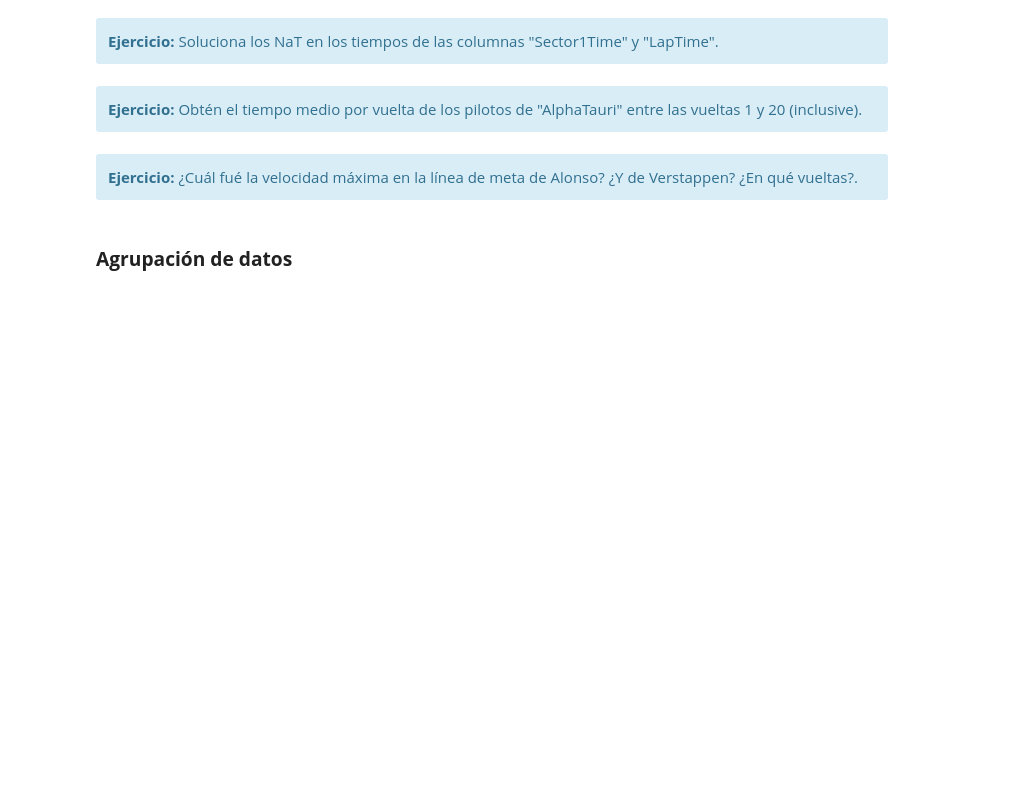
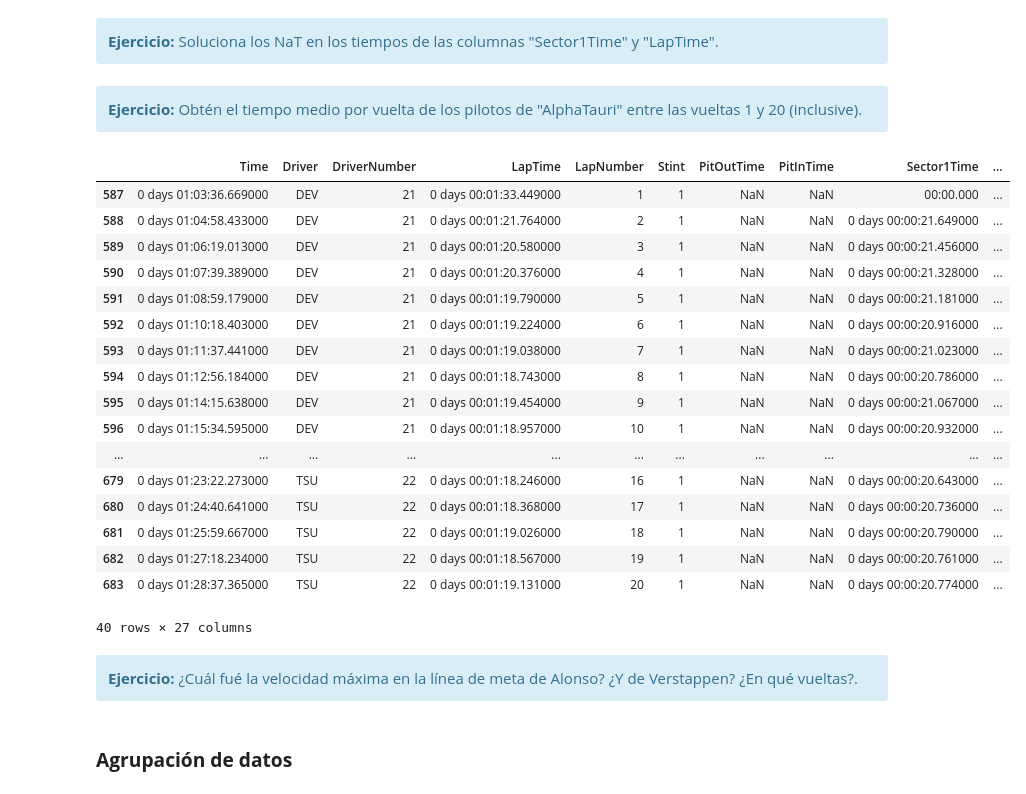
Before and after one commit to medinafdzz/Sistemas-Inteligentes, a Jupyter notebook: prácticas/ES/P2/P2.2-Preprocesado.ipynb, the cells around one changed output. Drawn from its saved outputs; the diff is of its cells as text; code cells hidden in the pictures; blank space fills up the shorter version.

```diff
--- a/prácticas/ES/P2/P2.2-Preprocesado.ipynb
+++ b/prácticas/ES/P2/P2.2-Preprocesado.ipynb
@@ -164,3 +317,8 @@ data = data.drop(columns=["Nueva_columna_uno", "Nueva_columna_dos", "Nueva_colum
 # %%
 time_columns = ["Time", "LapTime", "PitOutTime", "PitInTime", "Sector1Time", "Sector2Time", "Sector3Time", "LapStartTime"]
 # Tu código aquí
+for col in time_columns:
+    data[col] = pd.to_timedelta(data[col])
+
+for col in time_columns:
+    print(data[col].dtype)
@@ -172,0 +338,5 @@ time_columns = ["Time", "LapTime", "PitOutTime", "PitInTime", "Sector1Time", "Se
+# %%
+# Tu código aquí
+data["LapStartDate"]= pd.to_datetime(data["LapStartDate"])
+
+print(data["LapStartDate"].dtype)
@@ -210,3 +470,7 @@ data.loc[data["Team"].str.contains("Bull")]
+# %%
+# Tu código aquí
+data["Sector1Time"] = data["Sector1Time"].fillna("00:00.000")
+data["LapTime"] = data["LapTime"].fillna("00:00.000")
 # %% [markdown]
 <div class="alert alert-block alert-info">
     <b>Ejercicio:</b> Obtén el tiempo medio por vuelta de los pilotos de "AlphaTauri" entre las vueltas 1 y 20 (inclusive).
@@ -216,3 +478,25 @@ data.loc[data["Team"].str.contains("Bull")]
+# %%
+# Tu código aquí
+data.loc[(data["LapNumber"].between(1, 20)) & (data["Team"]=="AlphaTauri")]
+# %% [output]
+|  | Time | Driver | DriverNumber | LapTime | LapNumber | Stint | PitOutTime | PitInTime | Sector1Time | ... |
+| 587 | 0 days 01:03:36.669000 | DEV | 21 | 0 days 00:01:33.449000 | 1 | 1 | NaN | NaN | 00:00.000 | ... |
+| 588 | 0 days 01:04:58.433000 | DEV | 21 | 0 days 00:01:21.764000 | 2 | 1 | NaN | NaN | 0 days 00:00:21.649000 | ... |
+| 589 | 0 days 01:06:19.013000 | DEV | 21 | 0 days 00:01:20.580000 | 3 | 1 | NaN | NaN | 0 days 00:00:21.456000 | ... |
+| 590 | 0 days 01:07:39.389000 | DEV | 21 | 0 days 00:01:20.376000 | 4 | 1 | NaN | NaN | 0 days 00:00:21.328000 | ... |
+| 591 | 0 days 01:08:59.179000 | DEV | 21 | 0 days 00:01:19.790000 | 5 | 1 | NaN | NaN | 0 days 00:00:21.181000 | ... |
+| 592 | 0 days 01:10:18.403000 | DEV | 21 | 0 days 00:01:19.224000 | 6 | 1 | NaN | NaN | 0 days 00:00:20.916000 | ... |
+| 593 | 0 days 01:11:37.441000 | DEV | 21 | 0 days 00:01:19.038000 | 7 | 1 | NaN | NaN | 0 days 00:00:21.023000 | ... |
+| 594 | 0 days 01:12:56.184000 | DEV | 21 | 0 days 00:01:18.743000 | 8 | 1 | NaN | NaN | 0 days 00:00:20.786000 | ... |
+| 595 | 0 days 01:14:15.638000 | DEV | 21 | 0 days 00:01:19.454000 | 9 | 1 | NaN | NaN | 0 days 00:00:21.067000 | ... |
+| 596 | 0 days 01:15:34.595000 | DEV | 21 | 0 days 00:01:18.957000 | 10 | 1 | NaN | NaN | 0 days 00:00:20.932000 | ... |
+| ... | ... | ... | ... | ... | ... | ... | ... | ... | ... | ... |
+| 679 | 0 days 01:23:22.273000 | TSU | 22 | 0 days 00:01:18.246000 | 16 | 1 | NaN | NaN | 0 days 00:00:20.643000 | ... |
+| 680 | 0 days 01:24:40.641000 | TSU | 22 | 0 days 00:01:18.368000 | 17 | 1 | NaN | NaN | 0 days 00:00:20.736000 | ... |
+| 681 | 0 days 01:25:59.667000 | TSU | 22 | 0 days 00:01:19.026000 | 18 | 1 | NaN | NaN | 0 days 00:00:20.790000 | ... |
+| 682 | 0 days 01:27:18.234000 | TSU | 22 | 0 days 00:01:18.567000 | 19 | 1 | NaN | NaN | 0 days 00:00:20.761000 | ... |
+| 683 | 0 days 01:28:37.365000 | TSU | 22 | 0 days 00:01:19.131000 | 20 | 1 | NaN | NaN | 0 days 00:00:20.774000 | ... |
+40 rows × 27 columns
 # %% [markdown]
 <div class="alert alert-block alert-info">
     <b>Ejercicio:</b> ¿Cuál fué la velocidad máxima en la línea de meta de Alonso? ¿Y de Verstappen? ¿En qué vueltas?.
```
Also changed, not shown: parts of 46 cells of this notebook.
